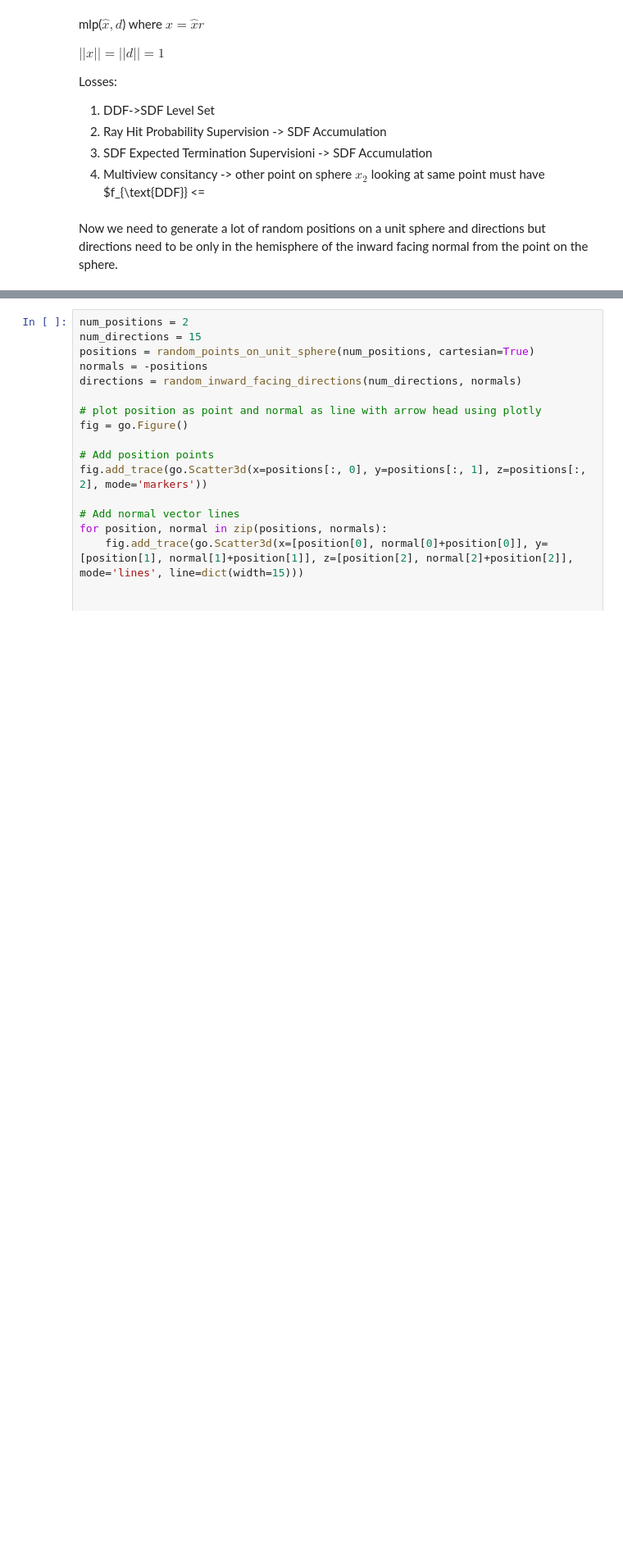
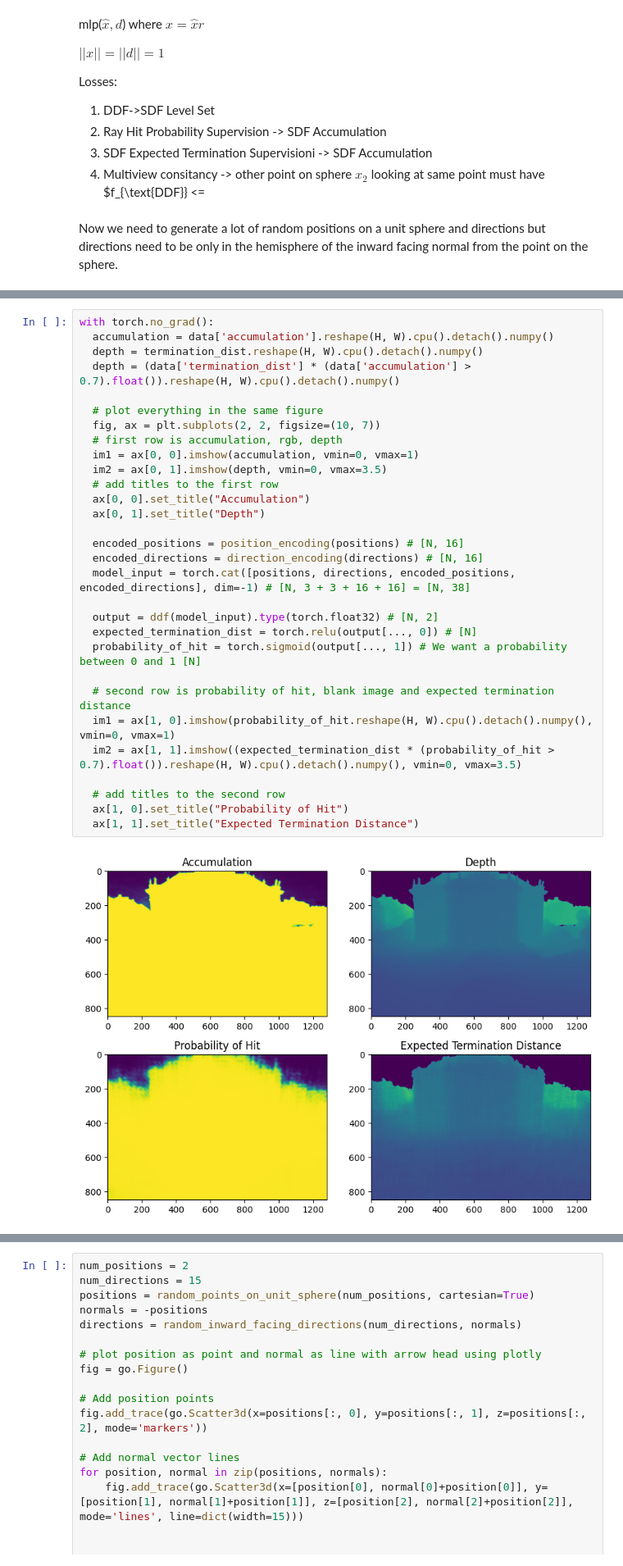
Before and after one commit to JADGardner/sdfstudio, a Jupyter notebook: notebooks/ddf.ipynb, the cells around one changed output, grey strips where cells are left out. Shown at 82% size. Saved outputs shown, nothing was run; the diff lists cells and outputs as text; blank space fills up the shorter version.

```diff
--- a/notebooks/ddf.ipynb
+++ b/notebooks/ddf.ipynb
@@ -300,0 +523,32 @@ Generating output for camera... ━━━━━━━━━━━━━━━━
+# %%
+with torch.no_grad():
+  accumulation = data['accumulation'].reshape(H, W).cpu().detach().numpy()
+  depth = termination_dist.reshape(H, W).cpu().detach().numpy()
+  depth = (data['termination_dist'] * (data['accumulation'] > 0.7).float()).reshape(H, W).cpu().detach().numpy()
+
+  # plot everything in the same figure
+  fig, ax = plt.subplots(2, 2, figsize=(10, 7))
+  # first row is accumulation, rgb, depth
+  im1 = ax[0, 0].imshow(accumulation, vmin=0, vmax=1)
+  im2 = ax[0, 1].imshow(depth, vmin=0, vmax=3.5)
+  # add titles to the first row
+  ax[0, 0].set_title("Accumulation")
+  ax[0, 1].set_title("Depth")
+
+  encoded_positions = position_encoding(positions) # [N, 16]
+  encoded_directions = direction_encoding(directions) # [N, 16]
+  model_input = torch.cat([positions, directions, encoded_positions, encoded_directions], dim=-1) # [N, 3 + 3 + 16 + 16] = [N, 38]
+
+  output = ddf(model_input).type(torch.float32) # [N, 2]
+  expected_termination_dist = torch.relu(output[..., 0]) # [N]
+  probability_of_hit = torch.sigmoid(output[..., 1]) # We want a probability between 0 and 1 [N]
+
+  # second row is probability of hit, blank image and expected termination distance
+  im1 = ax[1, 0].imshow(probability_of_hit.reshape(H, W).cpu().detach().numpy(), vmin=0, vmax=1)
+  im2 = ax[1, 1].imshow((expected_termination_dist * (probability_of_hit > 0.7).float()).reshape(H, W).cpu().detach().numpy(), vmin=0, vmax=3.5)
+
+  # add titles to the second row
+  ax[1, 0].set_title("Probability of Hit")
+  ax[1, 1].set_title("Expected Termination Distance")
+# %% [output]
+[figure, added]
```
Also changed, not shown: parts of 20 cells of this notebook, 2 other files.
